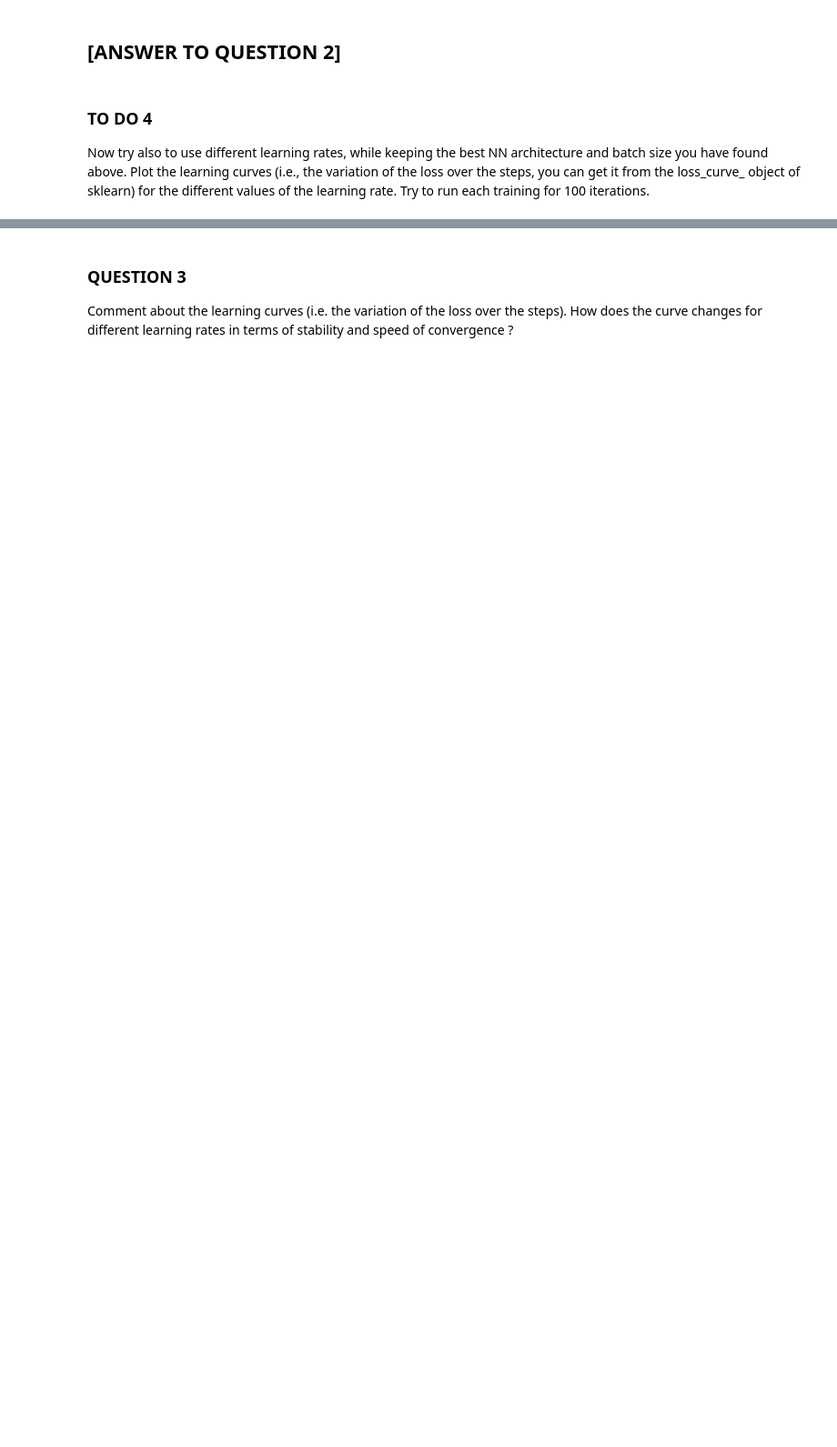
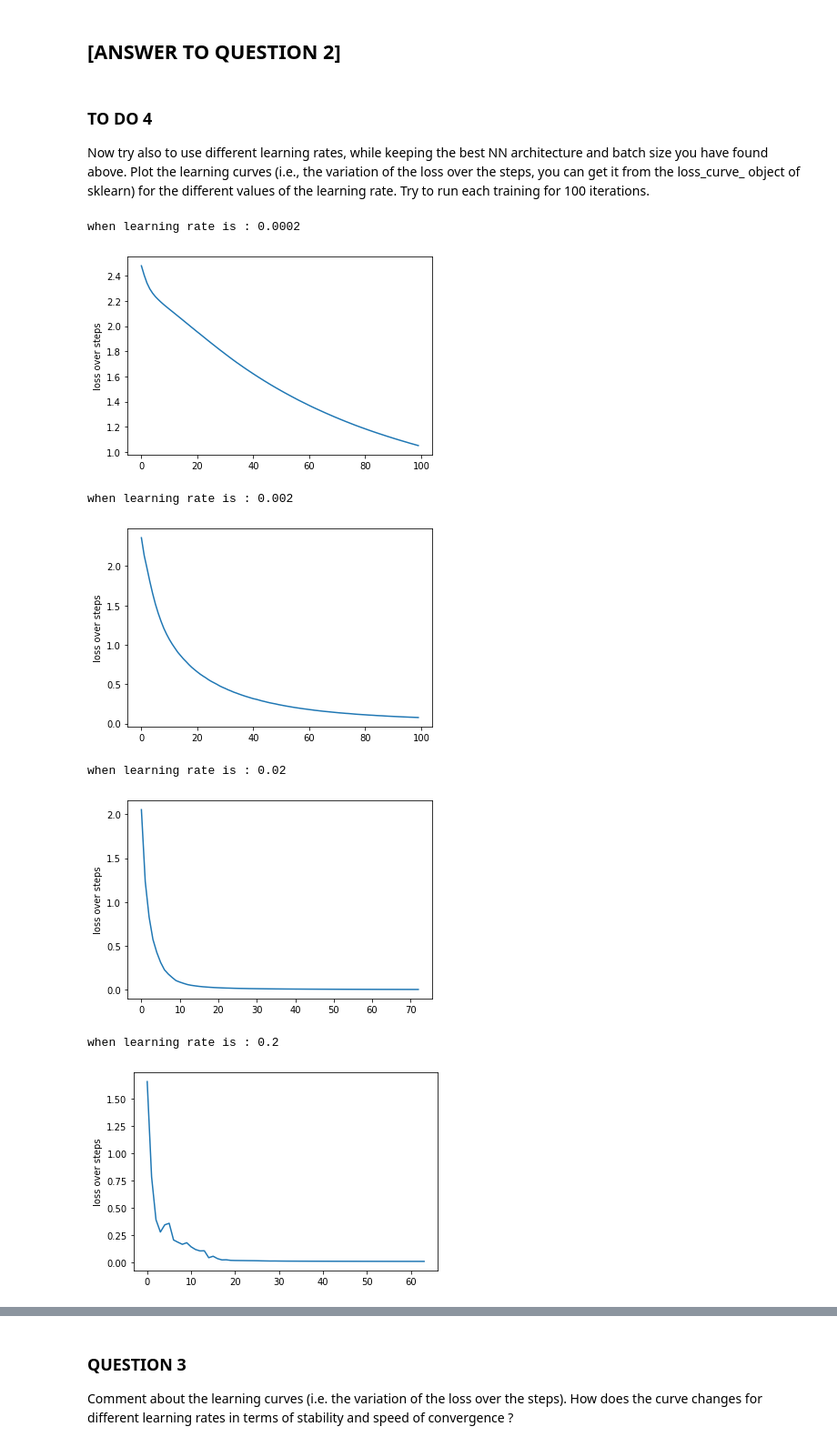
Before and after one commit to OSAKE-0/MachineLearningClassHW, a Jupyter notebook: Lab3 /Tao_Menglu_LAB3.ipynb, the cells around one changed output, grey strips where cells are left out. Shown at 91% size. Saved outputs shown, nothing was run; the diff lists cells and outputs as text; code cells hidden in the pictures; blank space fills up the shorter version.

```diff
--- a/Lab3 /Tao_Menglu_LAB3.ipynb
+++ b/Lab3 /Tao_Menglu_LAB3.ipynb
@@ -241,0 +337,49 @@ print("Score with best parameters:")
+# %%
+import matplotlib.pyplot as plt
+import operator
+#how to plot loss_values along with learning rate. In a same frame with different colors.
+
+def plot_pic(lr,loss_values):
+    #plt.title("learning rate: ")
+    #plt.xlabel("learning rate")
+    plt.ylabel("loss over steps")
+    plt.plot(loss_values)
+    plt.show()
+
+lr_list = [0.0002, 0.002, 0.02, 0.2]
+len_lr_list = len(lr_list)
+
+#try to use loop to plot y[] with different learning rate. But Y is a changing value along with itearations.
+#y = [0]*len_lr_list
+
+i=0
+for lr in lr_list:
+    mlp = MLPClassifier(hidden_layer_sizes = (40,),max_iter=100, alpha=1e-4,batch_size=32,solver='sgd',
+                    tol=1e-4, random_state=ID,
+                    learning_rate_init=lr)
+    mlp.fit(X_train,y_train)
+    #y[i]= mlp.loss_curve_
+    loss_values = mlp.loss_curve_
+    print("when learning rate is :",lr)
+    i+=1
+    plot_pic(lr,loss_values)
+
+scores = {}
+
+#ADD YOUR CODE
+
+print ('RESULTS FOR NN\n')
+print("Best parameters set found:")
+
+
+print("Score with best parameters:",mlp.score(X_train,y_train))
+#ADD YOUR CODE
+# %% [output]
+when learning rate is : 0.0002
+[figure, added]
+when learning rate is : 0.002
+[figure, added]
+when learning rate is : 0.02
+[figure, added]
+when learning rate is : 0.2
+[figure, added]
```
Also changed, not shown: parts of 30 cells of this notebook.
